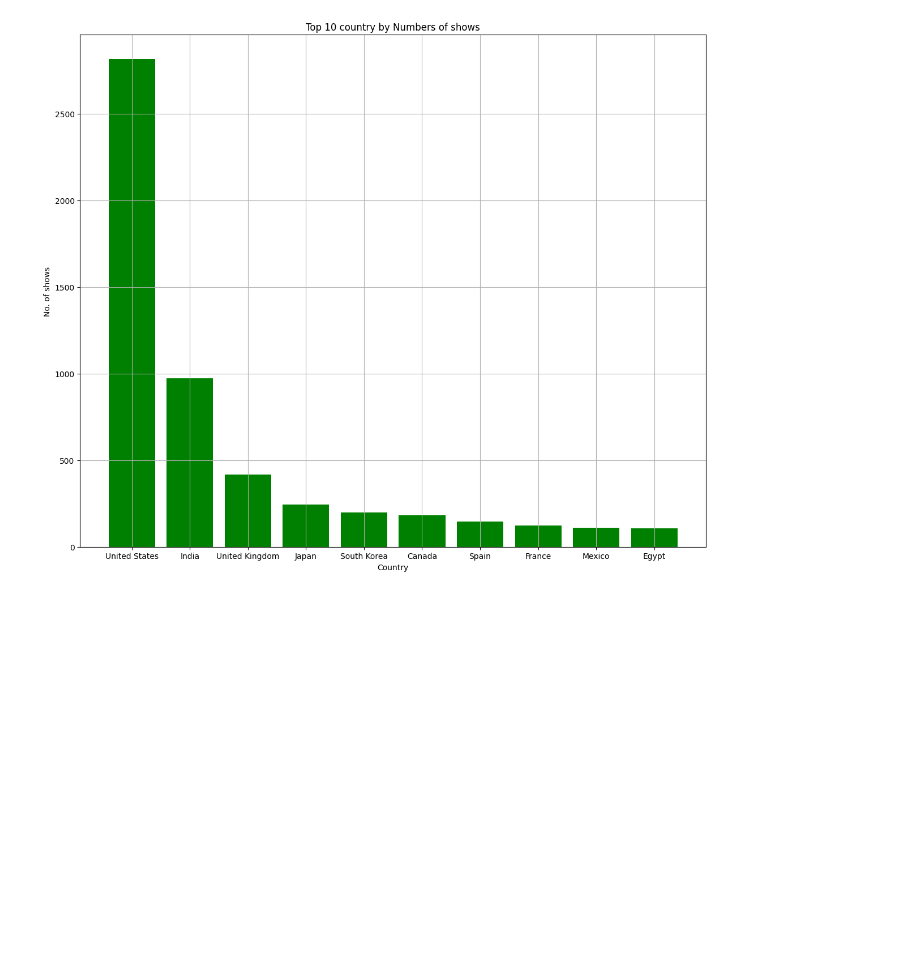
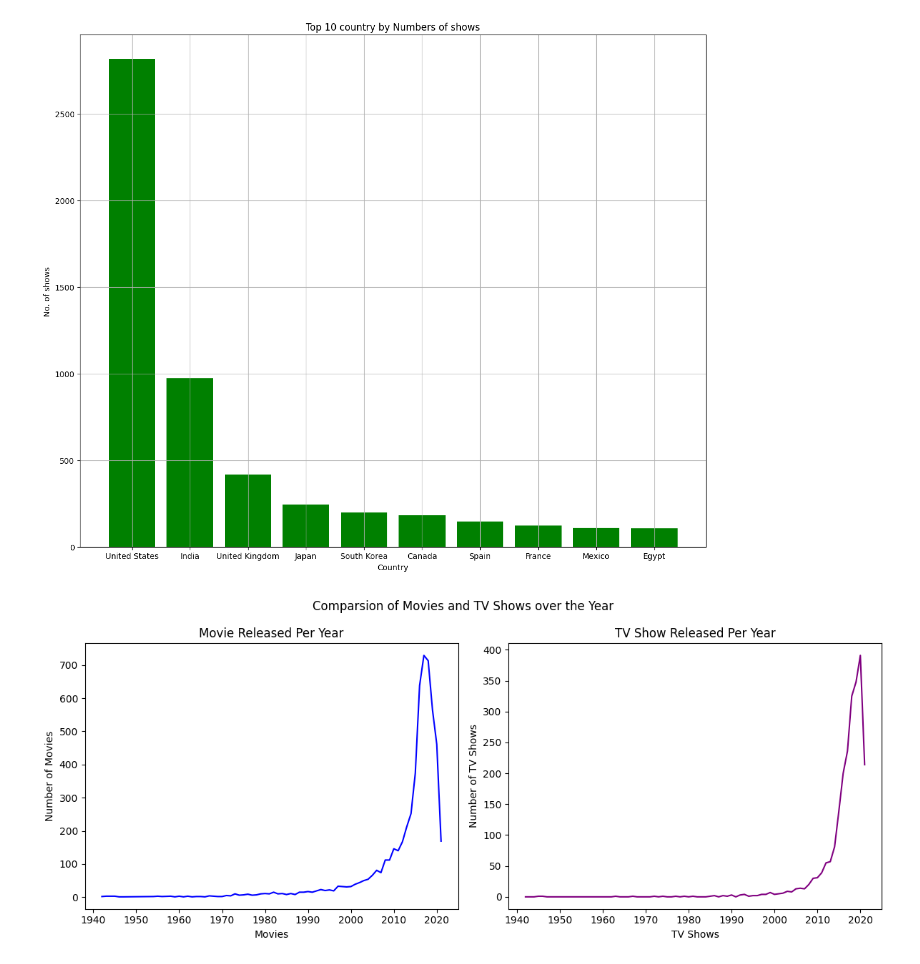
Before and after one commit to NamanAgarwal039/netflix-data-exploration, a Jupyter notebook: notebooks/netflix_analysis.ipynb, the cells around one changed output. Drawn from its saved outputs; the diff is of its cells as text; code cells hidden in the pictures; blank space fills up the shorter version.

Commit message:
added comparsion of movies and tv show

```diff
--- a/notebooks/netflix_analysis.ipynb
+++ b/notebooks/netflix_analysis.ipynb
@@ -43,30 +43,56 @@ plt.show()
 
 
 release_count =df['release_year'].value_counts().sort_index()
 plt.Figure(figsize=(8,10))
 plt.scatter(release_count.index ,release_count.values ,color = "orange")
 plt.title("Release years VS Number of shows")
 plt.xlabel("Release year")
 plt.ylabel("Numbers of shows")
 plt.tight_layout()
 plt.savefig('/home/naman/Desktop/netflix-data-exploration/images/Release_year_VS_no_of_show.png')
 plt.show()
 
 
 
 country_count = df['country'].value_counts().head(10)
 plt.figure(figsize=(12,10))
 plt.bar(country_count.index , country_count.values , color="green")
 plt.title("Top 10 country by Numbers of shows")
 plt.xlabel("Country")
 plt.ylabel("No. of shows")
 plt.tight_layout()
 plt.savefig('/home/naman/Desktop/netflix-data-exploration/images/top10_country_by_show.png')
 plt.grid(True)
 plt.show()
+
+content_by_year = df.groupby(['release_year','type']).size().unstack().fillna(0)
+
+
+fig, ax = plt.subplots(1,2, figsize=(12,5))
+
+
+#first subplot:movies
+ax[0].plot(content_by_year.index, content_by_year['Movie'],color ="blue")
+ax[0].set_title("Movie Released Per Year")
+ax[0].set_xlabel("Movies")
+ax[0].set_ylabel("Number of Movies")
+
+
+
+#subplot subplot:tv show
+ax[1].plot(content_by_year.index, content_by_year['TV Show'],color ="purple")
+ax[1].set_title("TV Show Released Per Year")
+ax[1].set_xlabel("TV Shows")
+ax[1].set_ylabel("Number of TV Shows")
+
+fig.suptitle("Comparsion of Movies and TV Shows over the Year")
+plt.tight_layout()
+plt.savefig("/home/naman/Desktop/netflix-data-exploration/images/Movies_tv_shows_Comparsion")
+plt.show()
 # %% [output]
 [figure]
 [figure]
 [figure]
 [figure]
 [figure]
+[figure, added]
```
Also changed, not shown: 1 other file.
